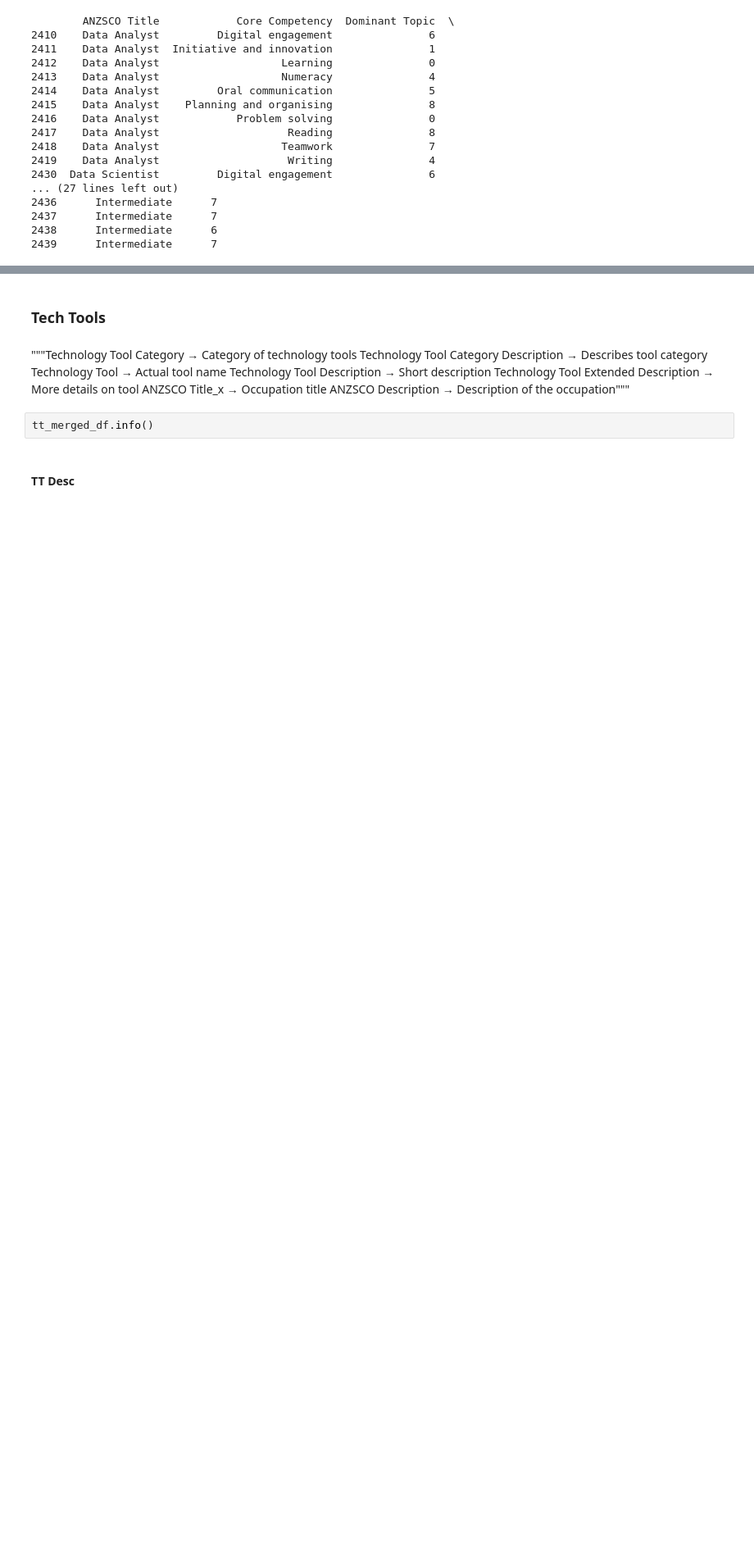
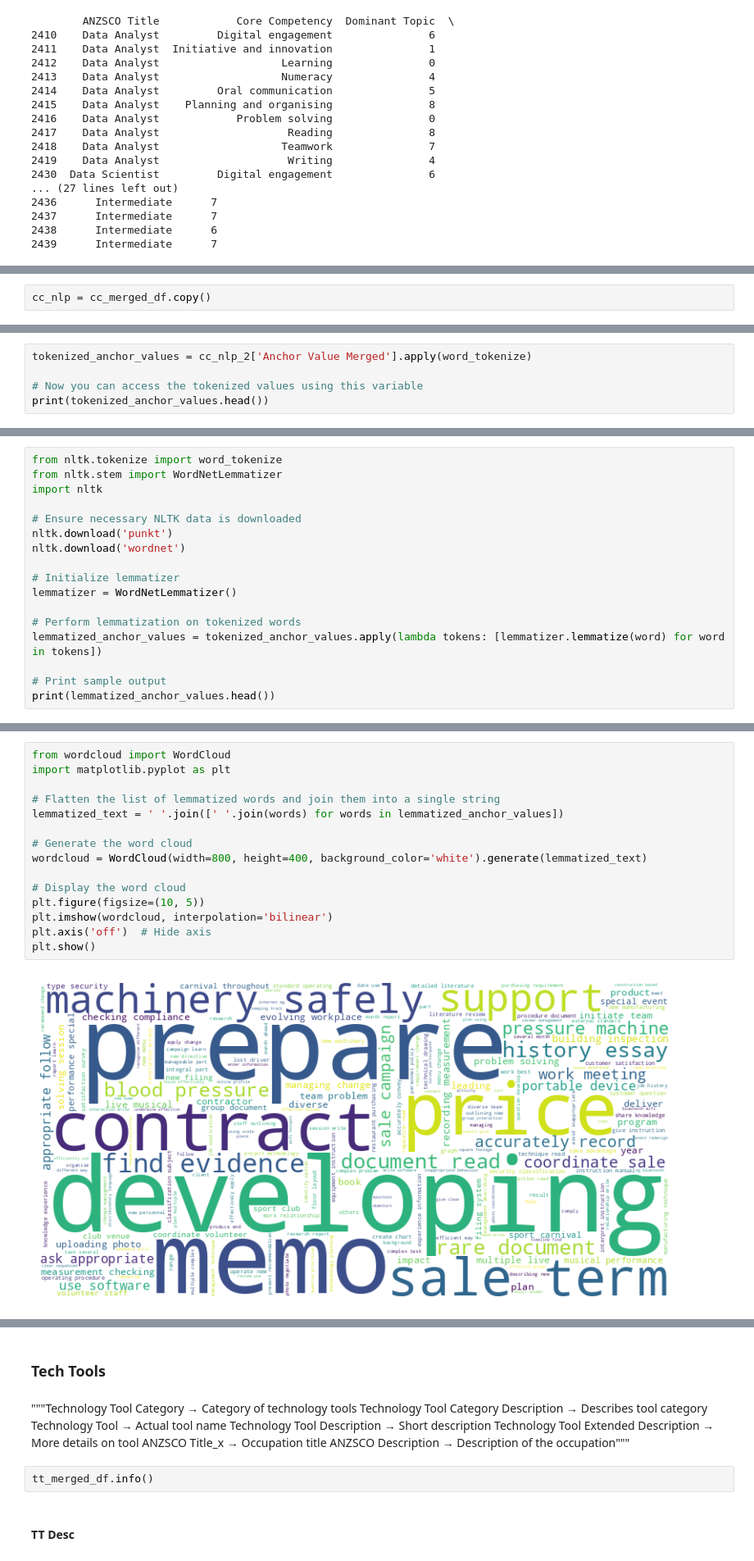
Before and after one commit to SidArora01/TextAnalysis-NLP-AT1, a Jupyter notebook: Initial EDA.ipynb, the cells around one changed output, grey strips where cells are left out. Shown at 82% size. Saved outputs shown, nothing was run; the diff lists cells and outputs as text; blank space fills up the shorter version.

```diff
--- a/Initial EDA.ipynb
+++ b/Initial EDA.ipynb
@@ -1633,0 +1638,2 @@ print(filtered_data[['ANZSCO Title', 'Core Competency', 'Dominant Topic', 'Profi
+# %%
+cc_nlp = cc_merged_df.copy()
@@ -1633,0 +1751,5 @@ print(filtered_data[['ANZSCO Title', 'Core Competency', 'Dominant Topic', 'Profi
+# %%
+tokenized_anchor_values = cc_nlp_2['Anchor Value Merged'].apply(word_tokenize)
+
+# Now you can access the tokenized values using this variable
+print(tokenized_anchor_values.head())
@@ -1633,0 +1783,17 @@ print(filtered_data[['ANZSCO Title', 'Core Competency', 'Dominant Topic', 'Profi
+# %%
+from nltk.tokenize import word_tokenize
+from nltk.stem import WordNetLemmatizer
+import nltk
+
+# Ensure necessary NLTK data is downloaded
+nltk.download('punkt')
+nltk.download('wordnet')
+
+# Initialize lemmatizer
+lemmatizer = WordNetLemmatizer()
+
+# Perform lemmatization on tokenized words
+lemmatized_anchor_values = tokenized_anchor_values.apply(lambda tokens: [lemmatizer.lemmatize(word) for word in tokens])
+
+# Print sample output
+print(lemmatized_anchor_values.head())
@@ -1633,0 +1811,17 @@ print(filtered_data[['ANZSCO Title', 'Core Competency', 'Dominant Topic', 'Profi
+# %%
+from wordcloud import WordCloud
+import matplotlib.pyplot as plt
+
+# Flatten the list of lemmatized words and join them into a single string
+lemmatized_text = ' '.join([' '.join(words) for words in lemmatized_anchor_values])
+
+# Generate the word cloud
+wordcloud = WordCloud(width=800, height=400, background_color='white').generate(lemmatized_text)
+
+# Display the word cloud
+plt.figure(figsize=(10, 5))
+plt.imshow(wordcloud, interpolation='bilinear')
+plt.axis('off')  # Hide axis
+plt.show()
+# %% [output]
+[figure, added]
```
Also changed, not shown: parts of 36 cells of this notebook.
